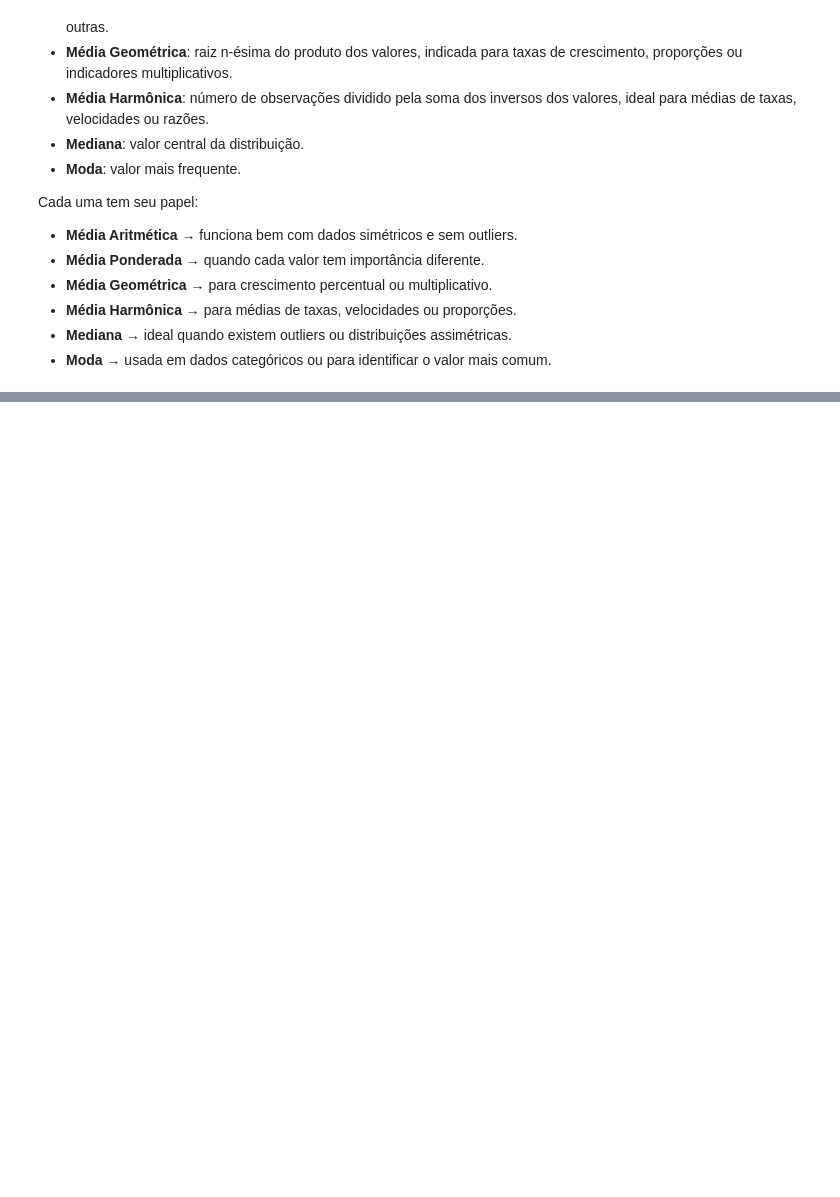
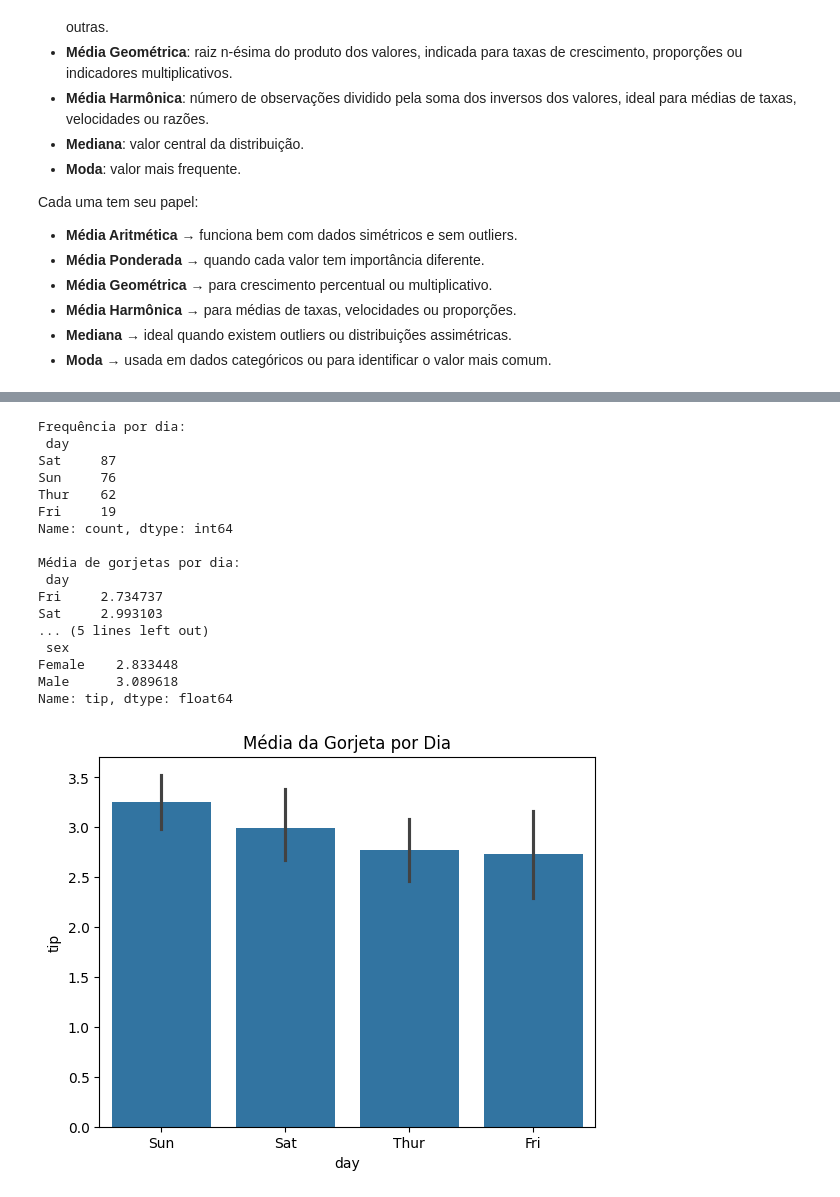
Before and after one commit to MarcelaFerreiraR/AnaliseDeDados, a Jupyter notebook: Analise_Descritiva_pynb.ipynb, the cells around one changed output, grey strips where cells are left out. Cells and saved outputs as stored; diff of their text form; code cells hidden in the pictures; blank space fills up the shorter version.

```diff
--- a/Analise_Descritiva_pynb.ipynb
+++ b/Analise_Descritiva_pynb.ipynb
@@ -96,0 +273,41 @@ Moda: 5
+# %%
+# Frequência por dia
+freq_day = dados['day'].value_counts()
+print("\nFrequência por dia:\n", freq_day)
+
+# Média de gorjetas por dia
+media_por_dia = dados.groupby('day')['tip'].mean()
+print("\nMédia de gorjetas por dia:\n", media_por_dia)
+
+# Média de gorjetas por sexo
+media_por_sexo = dados.groupby('sex')['tip'].mean()
+print("\nMédia de gorjetas por sexo:\n", media_por_sexo)
+
+# Gráfico de barras - média da gorjeta por dia
+sns.barplot(x='day', y='tip', data=dados)
+plt.title("Média da Gorjeta por Dia")
+plt.show()
+
+# Gráfico de barras - média da gorjeta por sexo
+sns.barplot(x='sex', y='tip', data=dados)
+plt.title("Média da Gorjeta por Sexo")
+plt.show()
+# %% [output]
+Frequência por dia:
+ day
+Sat     87
+Sun     76
+Thur    62
+Fri     19
+Name: count, dtype: int64
+
+Média de gorjetas por dia:
+ day
+Fri     2.734737
+Sat     2.993103
+... (5 lines left out)
+ sex
+Female    2.833448
+Male      3.089618
+Name: tip, dtype: float64
+[figure, added]
```
Also changed, not shown: parts of 14 cells of this notebook.
